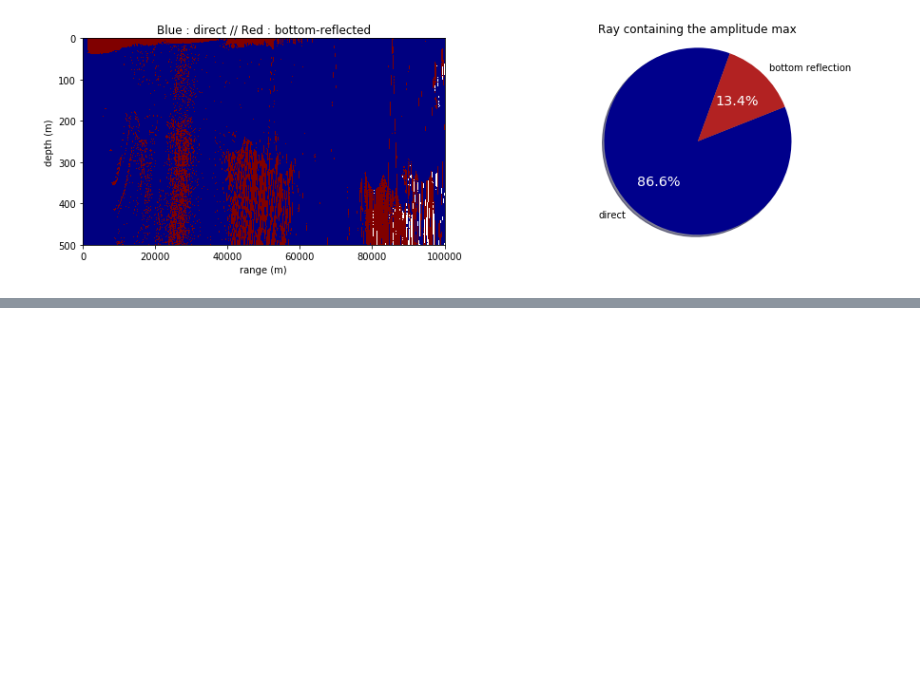
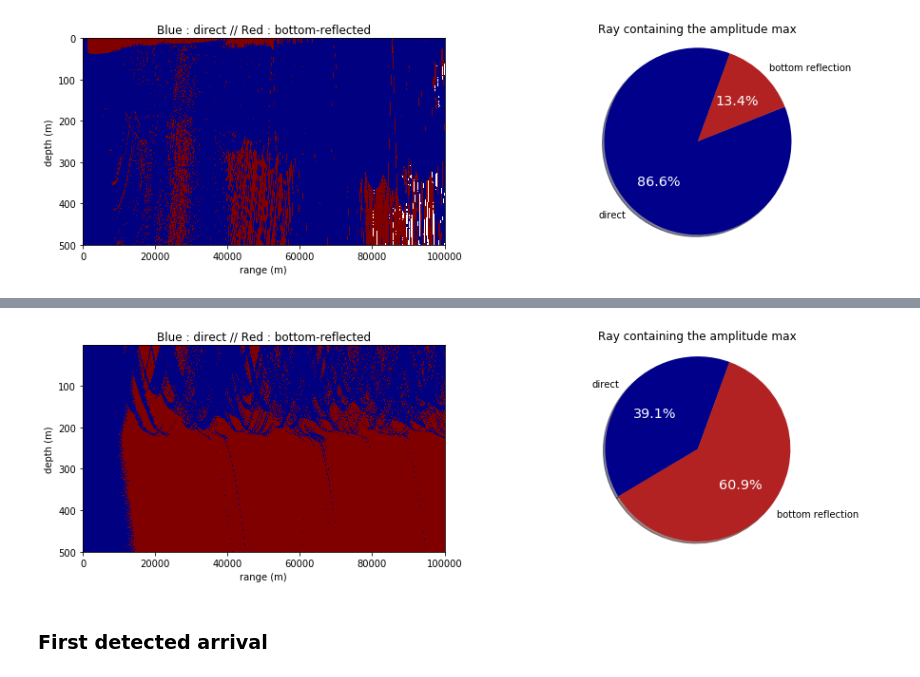
Before and after one commit to ponchama/Cognac_Acoustique, a Jupyter notebook: Bellhop/Direct_or_not.ipynb, the cells around one changed output, grey strips where cells are left out. Saved outputs shown, nothing was run; the diff lists cells and outputs as text; code cells hidden in the pictures; blank space fills up the shorter version.

```diff
--- a/Bellhop/Direct_or_not.ipynb
+++ b/Bellhop/Direct_or_not.ipynb
@@ -206,0 +223,2 @@ s.plot_direct(Pos4, Dir4_first)
+# %%
+Arr_gs_666_36, Pos_gs_666_36 = g.load_dict('Dictio', 'Arr_gs_666_36'), g.load_dict('Dictio', 'Pos_gs_666_36')
@@ -206,0 +234,11 @@ s.plot_direct(Pos4, Dir4_first)
+# %%
+#Dir_gs_666_36, Nb_ref_gs_666_36 = g.direct(Nrr, Nrd, Nsd, Pos_gs_666_36, Arr_gs_666_36)
+#np.save(os.path.join('NPY', 'Dir_gs_666_36'), Dir_gs_666_36)
+#np.save(os.path.join('NPY', 'Nb_ref_gs_666_36'), Nb_ref_gs_666_36)
+Dir_gs_666_36 = np.load('NPY/Dir_gs_666_36.npy')
+# %%
+g.plot_direct(Pos_gs_666_36, Dir_gs_666_36)
+# %% [output]
+[figure, added]
+# %% [markdown]
+### First detected arrival
```
Also changed, not shown: parts of 19 cells of this notebook.
